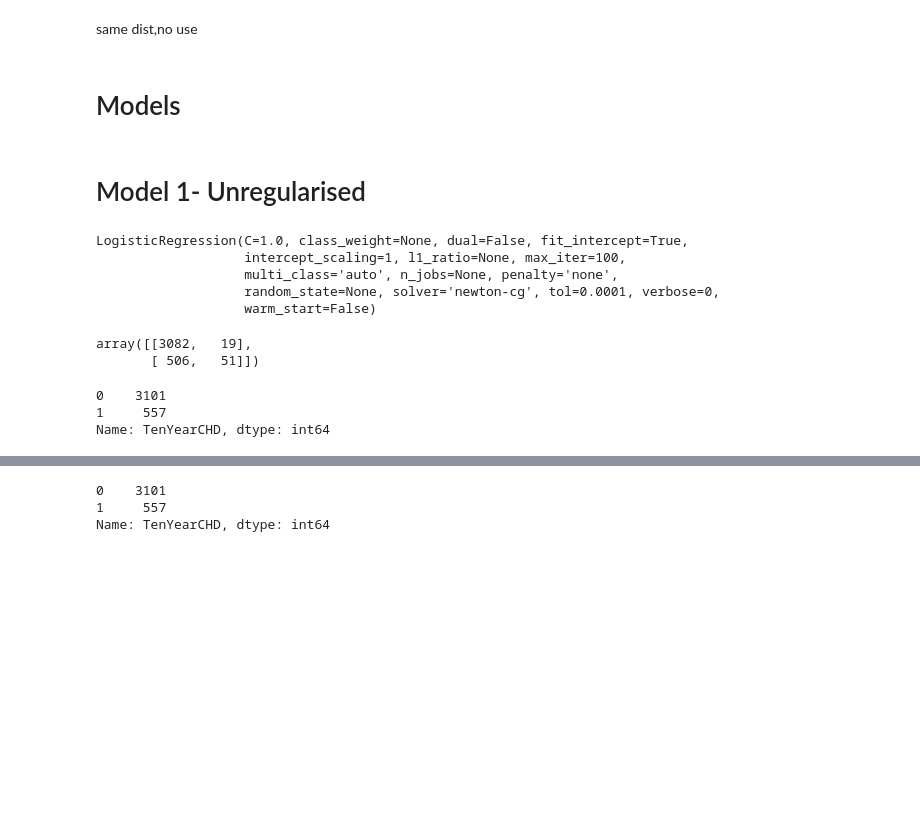
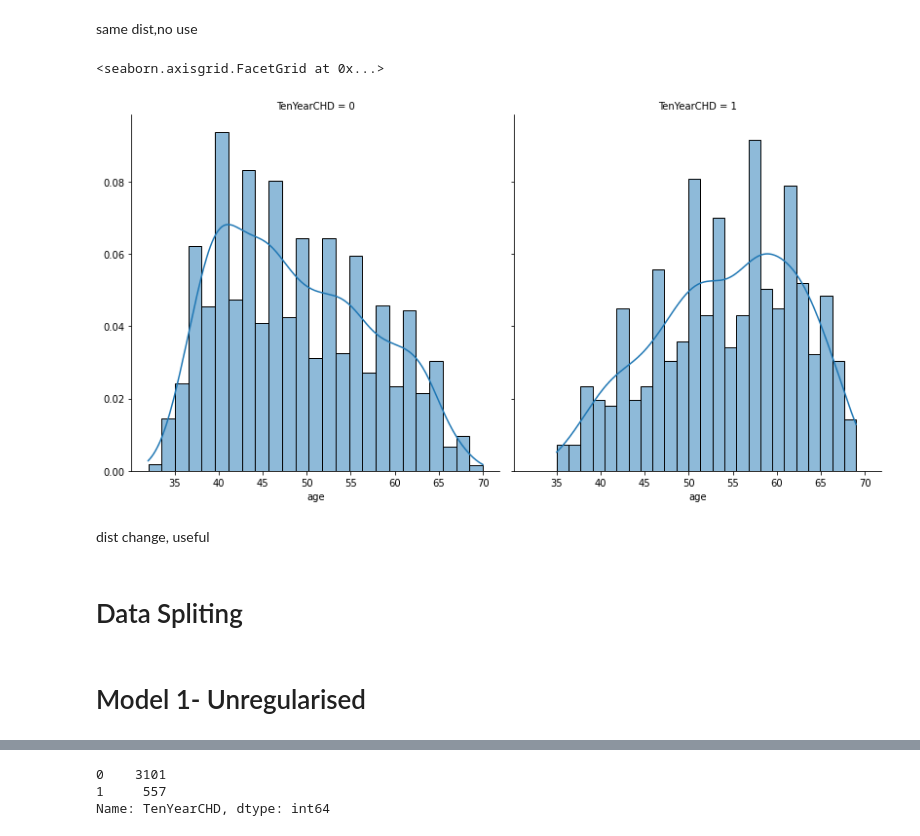
Before and after one commit to rohankavari/MachineLearning, a Jupyter notebook: Logistic_Regression_imbalanced.ipynb, the cells around one changed output, grey strips where cells are left out. Drawn from its saved outputs; the diff is of its cells as text; code cells hidden in the pictures; blank space fills up the shorter version.

```diff
--- a/Logistic_Regression_imbalanced.ipynb
+++ b/Logistic_Regression_imbalanced.ipynb
@@ -143,8 +144,16 @@ g.map(sns.histplot, "glucose",bins=25,stat='probability', kde=True)
 [figure]
 # %% [markdown]
 same dist,no use
-# %% [markdown]
-# Models
+# %%
+g = sns.FacetGrid(df, col="TenYearCHD",height=6,aspect=0.95)
+g.map(sns.histplot, "age",bins=25,stat='probability', kde=True)
+# %% [output]
+<seaborn.axisgrid.FacetGrid at 0x...>
+[figure, added]
+# %% [markdown]
+dist change, useful
+# %% [markdown]
+# Data Spliting
 # %%
 y=df.iloc[:,15:16].values.ravel()
 x=df.iloc[:,0:15]
@@ -151,23 +164,6 @@ x=df.iloc[:,0:15]
 # %% [markdown]
 # Model 1- Unregularised
 # %%
-model=LogisticRegression(penalty='none',solver="newton-cg")
-model.fit(x,y)
-y_pred=model.predict(df.iloc[:,0:15])
+model1=LogisticRegression(penalty='none',solver="newton-cg")
+model1.fit(x_train,y_train)
+y_pred=model1.predict(x_train)
-# %% [output]
-LogisticRegression(C=1.0, class_weight=None, dual=False, fit_intercept=True,
-                   intercept_scaling=1, l1_ratio=None, max_iter=100,
-                   multi_class='auto', n_jobs=None, penalty='none',
-                   random_state=None, solver='newton-cg', tol=0.0001, verbose=0,
-                   warm_start=False)
-# %%
-confusion_matrix(y, y_pred)
-# %% [output]
-array([[3082,   19],
-       [ 506,   51]])
-# %%
-df.TenYearCHD.value_counts()
-# %% [output]
-0    3101
-1     557
-Name: TenYearCHD, dtype: int64
```
Also changed, not shown: parts of 60 cells of this notebook.
